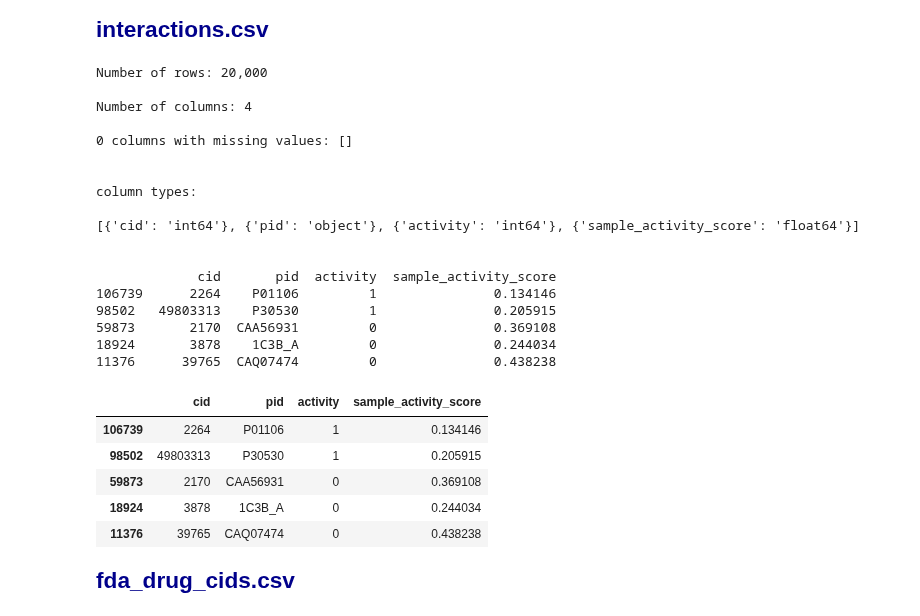
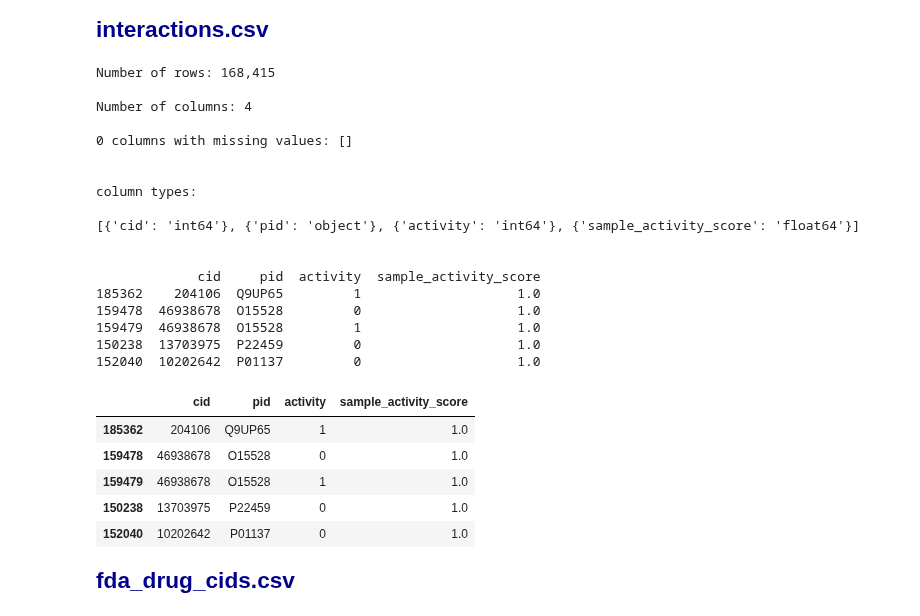
Before and after one commit to BrianDavisMath/FDA-COVID19, a Jupyter notebook: notebooks/greg-features.ipynb, the cells around one changed output. Drawn from its saved outputs; the diff is of its cells as text; code cells hidden in the pictures.

```diff
--- a/notebooks/greg-features.ipynb
+++ b/notebooks/greg-features.ipynb
@@ -52,36 +52,36 @@ def load_data(path, data_type=None):
 # %% [markdown]
 <span style="font-weight:bold; font-size:17pt; color:darkblue;">interactions.csv</span>
 # %%
-df_interactions = load_data(interactions_data_loc+'validation_interactions.csv')
+df_interactions = load_data(interactions_data_loc+'training_interactions.csv')
 
 # Rename the 'canonical_cid' column simply to 'cid' to simplifiy joining to the other feature sets later.
 df_interactions.rename(columns={"canonical_cid": "cid"}, inplace=True)
 df_interactions.head()
 # %% [output]
-Number of rows: 20,000
+Number of rows: 168,415
 
 Number of columns: 4
 
 0 columns with missing values: []
 
 
 column types:
 
 [{'cid': 'int64'}, {'pid': 'object'}, {'activity': 'int64'}, {'sample_activity_score': 'float64'}]
 
 
-             cid       pid  activity  sample_activity_score
-106739      2264    P01106         1               0.134146
-98502   49803313    P30530         1               0.205915
-59873       2170  CAA56931         0               0.369108
-18924       3878    1C3B_A         0               0.244034
-11376      39765  CAQ07474         0               0.438238
+             cid     pid  activity  sample_activity_score
+185362    204106  Q9UP65         1                    1.0
+159478  46938678  O15528         0                    1.0
+159479  46938678  O15528         1                    1.0
+150238  13703975  P22459         0                    1.0
+152040  10202642  P01137         0                    1.0
 |  | cid | pid | activity | sample_activity_score |
-| 106739 | 2264 | P01106 | 1 | 0.134146 |
-| 98502 | 49803313 | P30530 | 1 | 0.205915 |
-| 59873 | 2170 | CAA56931 | 0 | 0.369108 |
-| 18924 | 3878 | 1C3B_A | 0 | 0.244034 |
-| 11376 | 39765 | CAQ07474 | 0 | 0.438238 |
+| 185362 | 204106 | Q9UP65 | 1 | 1.0 |
+| 159478 | 46938678 | O15528 | 0 | 1.0 |
+| 159479 | 46938678 | O15528 | 1 | 1.0 |
+| 150238 | 13703975 | P22459 | 0 | 1.0 |
+| 152040 | 10202642 | P01137 | 0 | 1.0 |
 # %% [markdown]
 <span style="font-weight:bold; font-size:17pt; color:darkblue;">fda_drug_cids.csv</span>
 # %%
```
Also changed, not shown: parts of 7 cells of this notebook, 2 other files.
